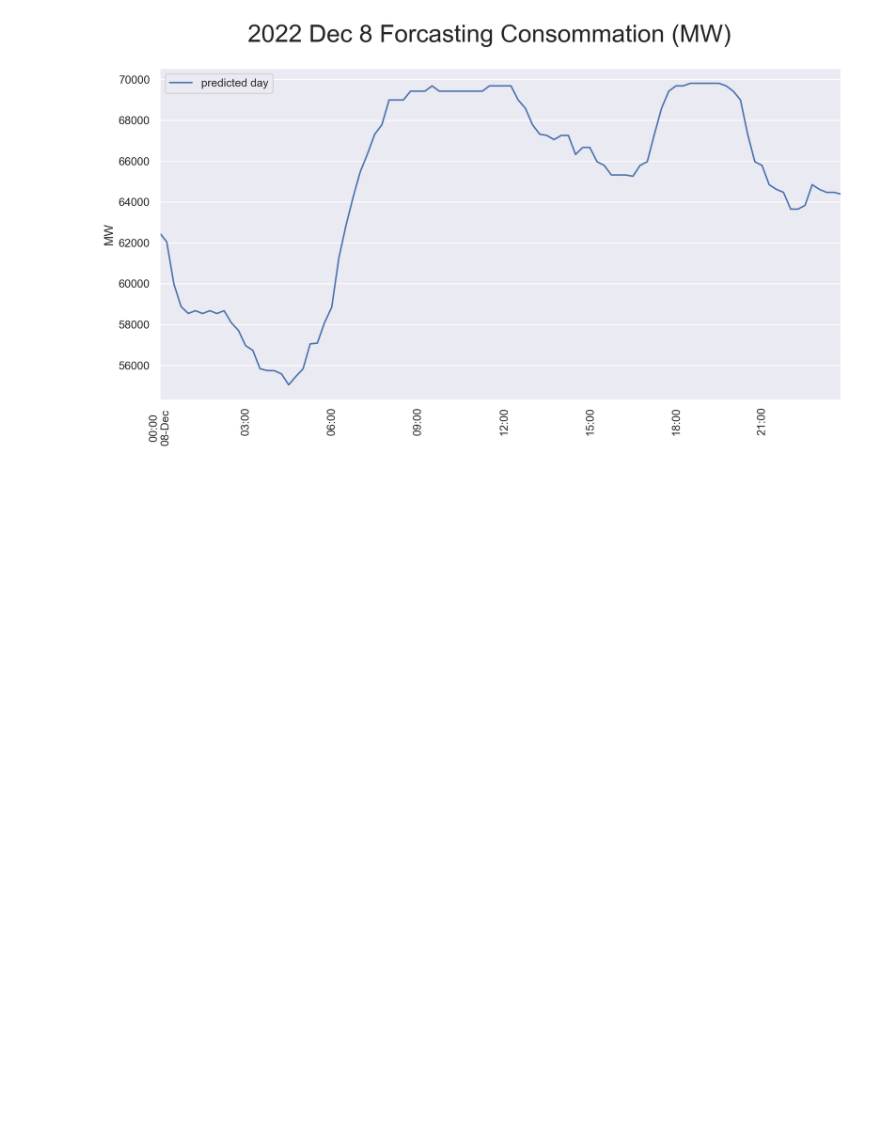
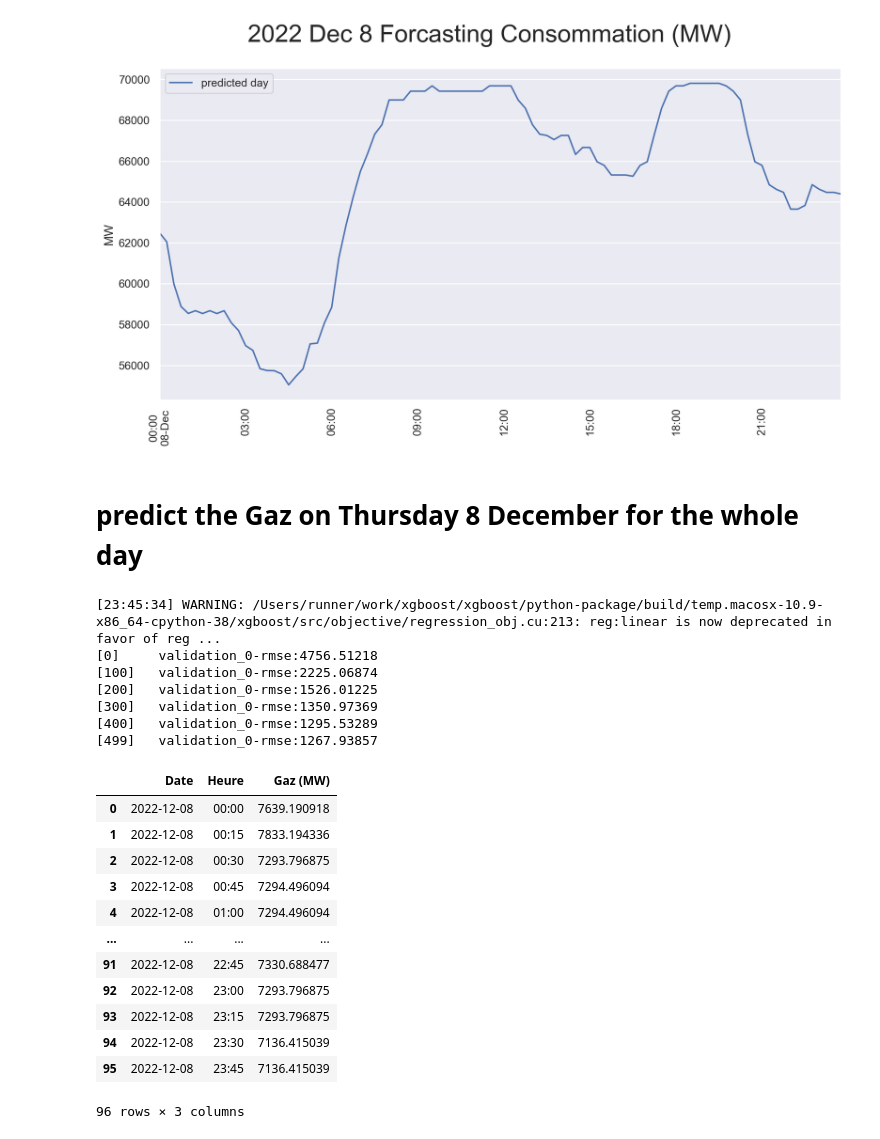
Before and after one commit to otmaneelallaki/HAX712X-DOS, a Jupyter notebook: Project/Pred8dec.ipynb, the cells around one changed output. Drawn from its saved outputs; the diff is of its cells as text; code cells hidden in the pictures; blank space fills up the shorter version.

```diff
--- a/Project/Pred8dec.ipynb
+++ b/Project/Pred8dec.ipynb
@@ -92,3 +96,32 @@ dayPred
 Model.plot(dayPred,date)
 # %% [output]
 [figure]
+# %% [markdown]
+# predict the Gaz on Thursday 8 December for the whole day
+# %%
+Model = md.Dos(df, 1)
+Featurs = Model.createFeatures()
+reg = Model.fitModel()
+dayPred, date = Model.DayPred(2022,12,8,reg)
+dayPred
+# %% [output]
+[23:45:34] WARNING: /Users/runner/work/xgboost/xgboost/python-package/build/temp.macosx-10.9-x86_64-cpython-38/xgboost/src/objective/regression_obj.cu:213: reg:linear is now deprecated in favor of reg ...
+[0]     validation_0-rmse:4756.51218
+[100]   validation_0-rmse:2225.06874
+[200]   validation_0-rmse:1526.01225
+[300]   validation_0-rmse:1350.97369
+[400]   validation_0-rmse:1295.53289
+[499]   validation_0-rmse:1267.93857
+|  | Date | Heure | Gaz (MW) |
+| 0 | 2022-12-08 | 00:00 | 7639.190918 |
+| 1 | 2022-12-08 | 00:15 | 7833.194336 |
+| 2 | 2022-12-08 | 00:30 | 7293.796875 |
+| 3 | 2022-12-08 | 00:45 | 7294.496094 |
+| 4 | 2022-12-08 | 01:00 | 7294.496094 |
+| ... | ... | ... | ... |
+| 91 | 2022-12-08 | 22:45 | 7330.688477 |
+| 92 | 2022-12-08 | 23:00 | 7293.796875 |
+| 93 | 2022-12-08 | 23:15 | 7293.796875 |
+| 94 | 2022-12-08 | 23:30 | 7136.415039 |
+| 95 | 2022-12-08 | 23:45 | 7136.415039 |
+96 rows × 3 columns
```
Also changed, not shown: parts of 12 cells of this notebook.
